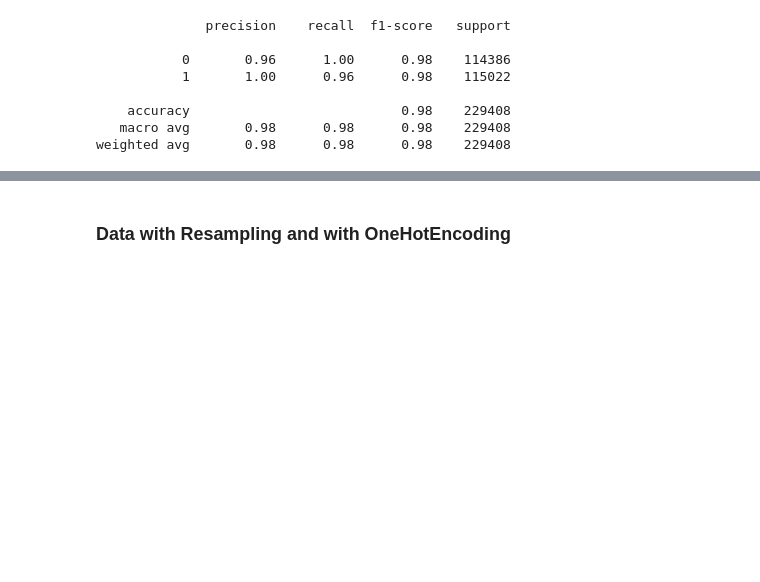
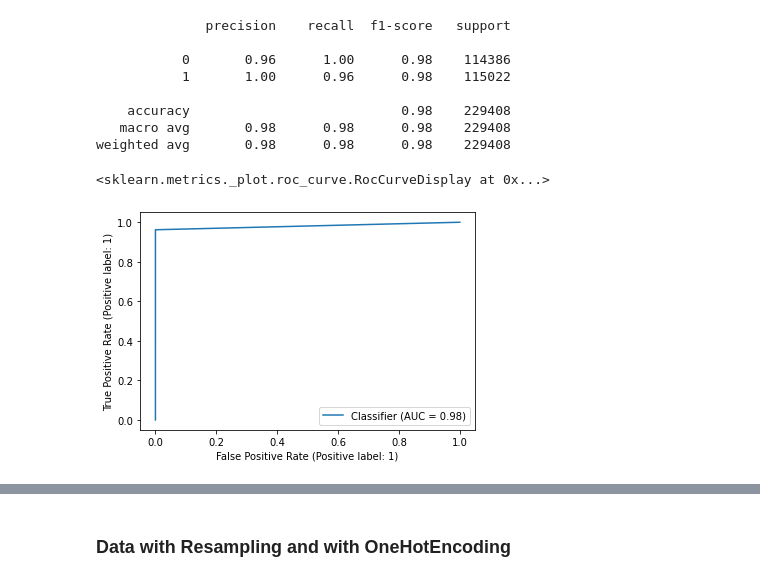
Before and after one commit to raghavendra17/Auto-Insurance-Claim-Predicton, a Jupyter notebook: XGBoost.ipynb, the cells around one changed output, grey strips where cells are left out. Drawn from its saved outputs; the diff is of its cells as text; code cells hidden in the pictures; blank space fills up the shorter version.

```diff
--- a/XGBoost.ipynb
+++ b/XGBoost.ipynb
@@ -56,3 +56,8 @@ print(classification_report(y_test1, y_pred2))
     accuracy                           0.98    229408
    macro avg       0.98      0.98      0.98    229408
 weighted avg       0.98      0.98      0.98    229408
+# %%
+RocCurveDisplay.from_predictions(y_test1, y_pred2)
+# %% [output]
+<sklearn.metrics._plot.roc_curve.RocCurveDisplay at 0x...>
+[figure, added]
```
Also changed, not shown: parts of 10 cells of this notebook.
